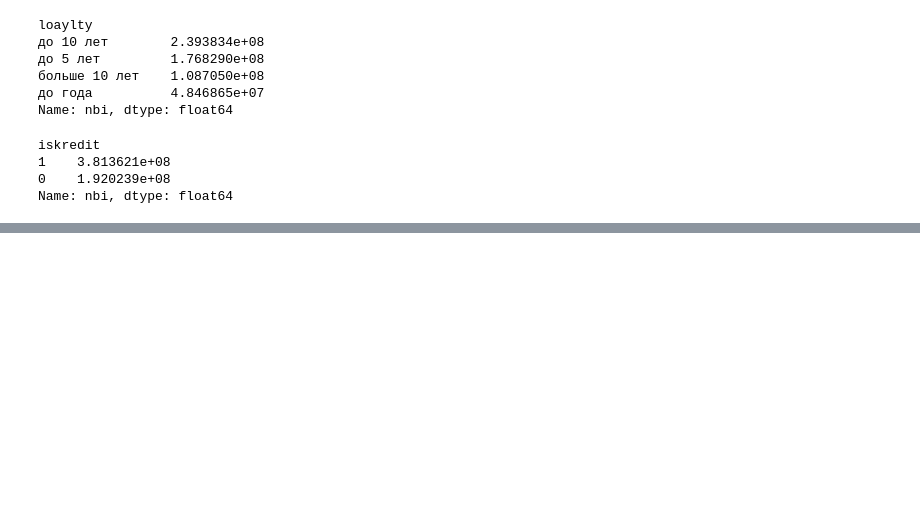
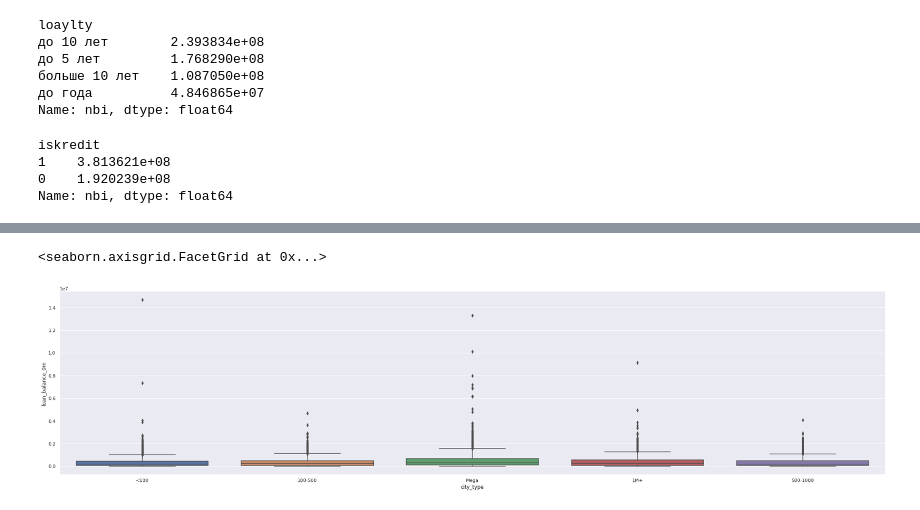
Before and after one commit to EvgenyBelov78/DA1, a Jupyter notebook: Lesson4/hometask/Cluster.ipynb, the cells around one changed output, grey strips where cells are left out. Cells and saved outputs as stored; diff of their text form; code cells hidden in the pictures; blank space fills up the shorter version.

```diff
--- a/Lesson4/hometask/Cluster.ipynb
+++ b/Lesson4/hometask/Cluster.ipynb
@@ -302,0 +333,12 @@ Name: nbi, dtype: float64
+# %%
+#остатки по кредитам наиболее высокие в мегаполисах и городах-миллионниках. ожидаемо. но есть выбросы по сегменту <100 тыс. возможно, частные дома.
+sns.catplot(
+    x='city_type',
+    y='loan_balance_0m',
+    data=df[df['iskredit']==1],
+    kind='box',
+    height=7,
+    aspect=4)
+# %% [output]
+<seaborn.axisgrid.FacetGrid at 0x...>
+[figure, added]
```
Also changed, not shown: parts of 10 cells of this notebook.
